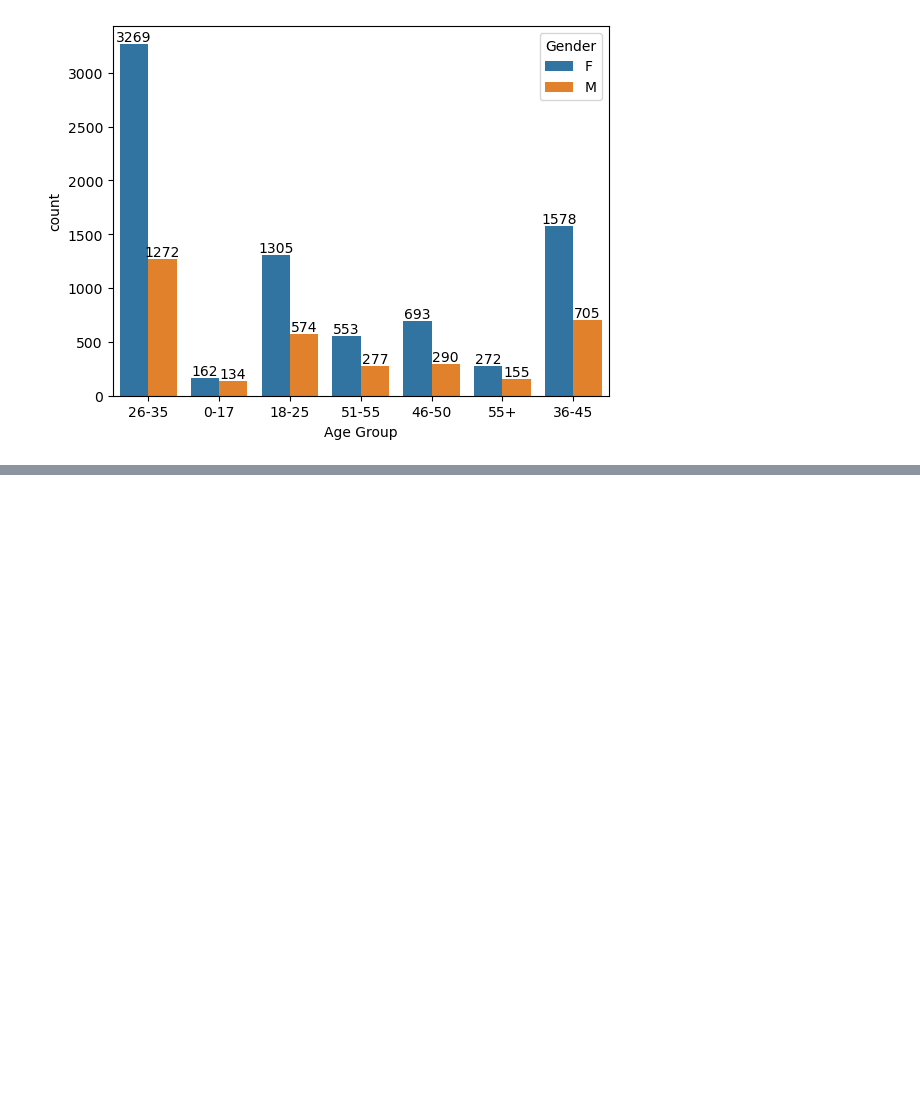
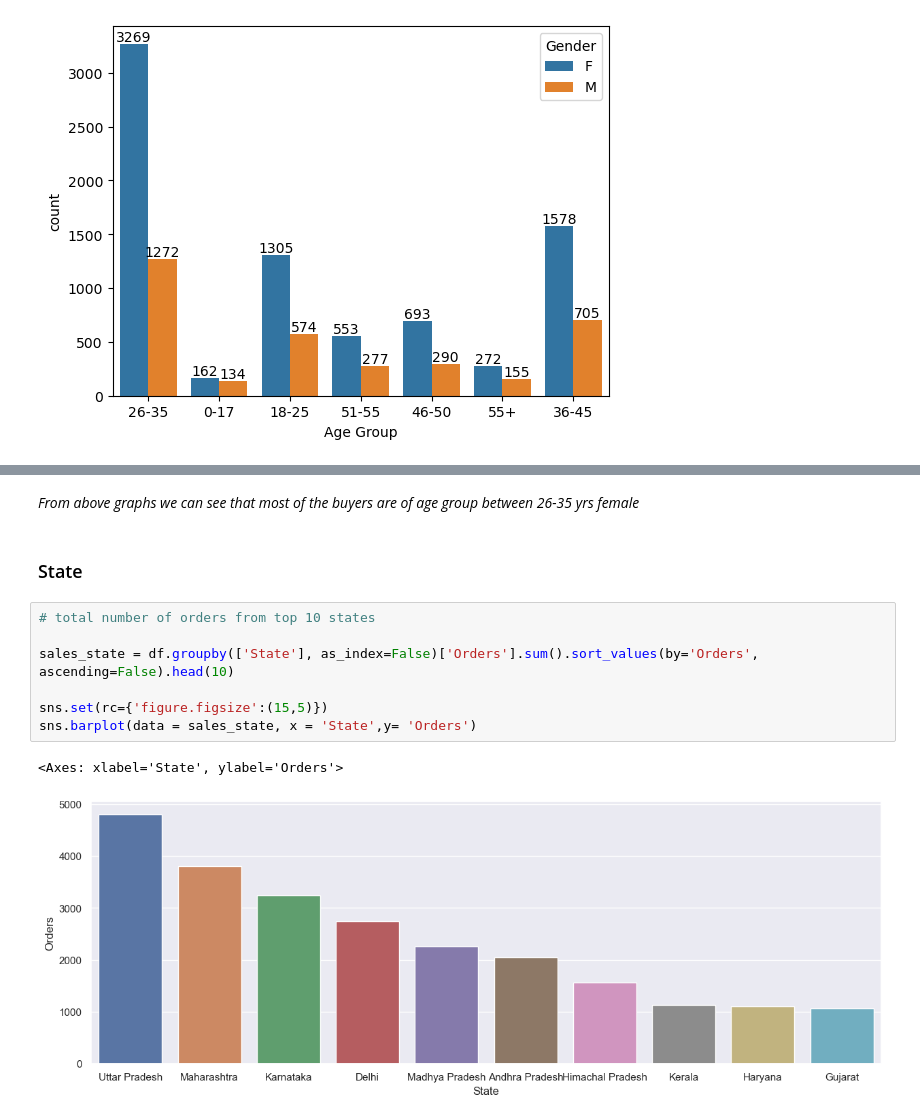
Before and after one commit to Anurag-Kumar-Dubey/Exploratory-Analysis-of-Diwali-Sales-Data, a Jupyter notebook: Exploratory-Analysis-of-Diwali-Sales-Data.ipynb, the cells around one changed output, grey strips where cells are left out. Saved outputs shown, nothing was run; the diff lists cells and outputs as text; blank space fills up the shorter version.

```diff
--- a/Exploratory-Analysis-of-Diwali-Sales-Data.ipynb
+++ b/Exploratory-Analysis-of-Diwali-Sales-Data.ipynb
@@ -180,0 +189,14 @@ for bars in ax.containers:
+# %% [markdown]
+*From above graphs we can see that most of the buyers are of age group between 26-35 yrs female*
+# %% [markdown]
+### State
+# %%
+# total number of orders from top 10 states
+
+sales_state = df.groupby(['State'], as_index=False)['Orders'].sum().sort_values(by='Orders', ascending=False).head(10)
+
+sns.set(rc={'figure.figsize':(15,5)})
+sns.barplot(data = sales_state, x = 'State',y= 'Orders')
+# %% [output]
+<Axes: xlabel='State', ylabel='Orders'>
+[figure, added]
```
Also changed, not shown: parts of 12 cells of this notebook.
